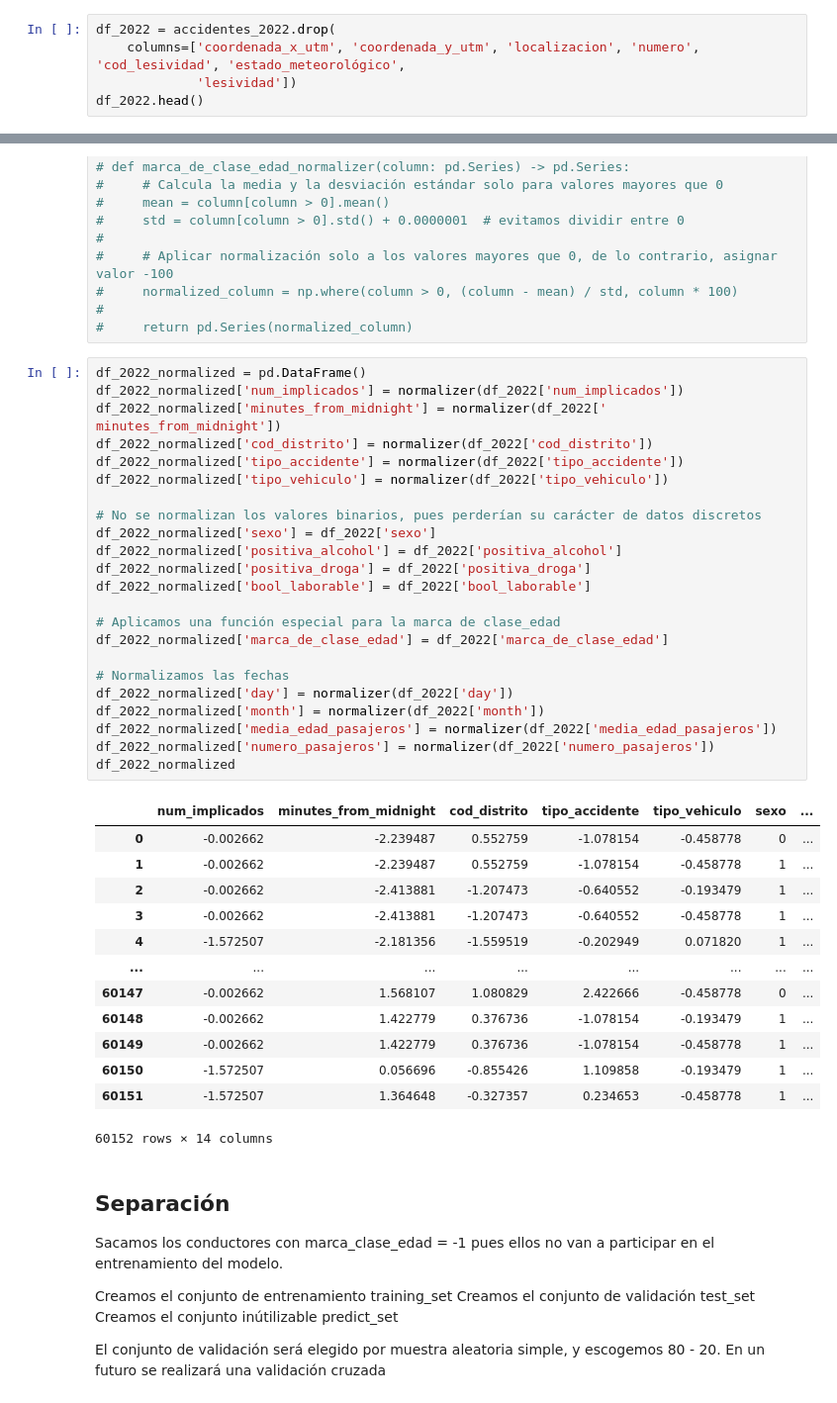
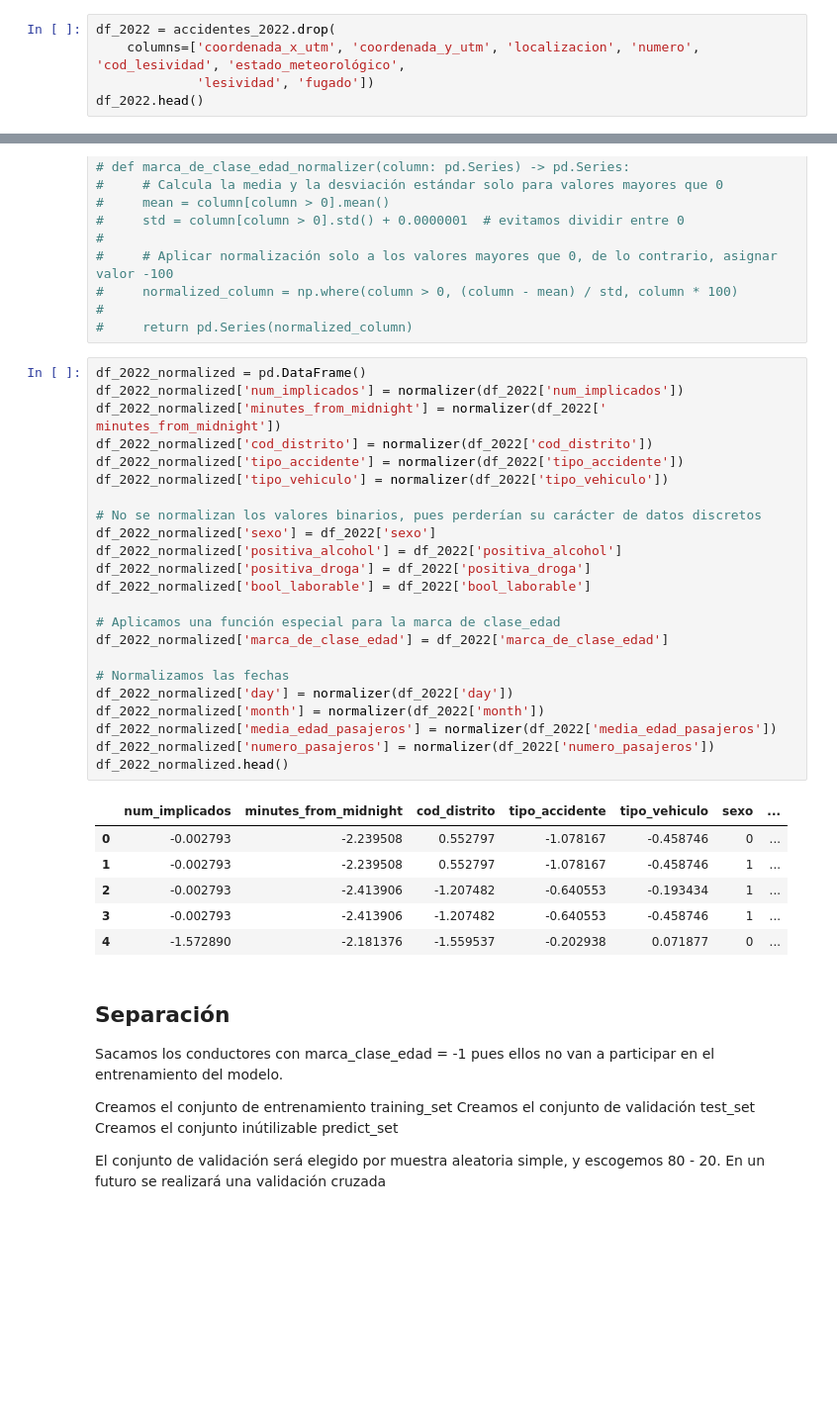
Before and after one commit to lucaramirezo/Traffic-Network-Transparency, a Jupyter notebook: L_Predicción_Edad_Conductor.ipynb, the cells around one changed output, grey strips where cells are left out. Shown at 99% size. Cells and saved outputs as stored; diff of their text form; blank space fills up the shorter version.

```diff
--- a/L_Predicción_Edad_Conductor.ipynb
+++ b/L_Predicción_Edad_Conductor.ipynb
@@ -42,7 +35,7 @@ A continuación, se extraen los campos num_expediente, fecha y hora, distrito, g
 # %%
 df_2022 = accidentes_2022.drop(
     columns=['coordenada_x_utm', 'coordenada_y_utm', 'localizacion', 'numero', 'cod_lesividad', 'estado_meteorológico',
-             'lesividad'])
+             'lesividad', 'fugado'])
 df_2022.head()
 # %% [output]
 |  | num_expediente | fecha | hora | cod_distrito | distrito | tipo_accidente | tipo_vehiculo | tipo_persona | ... |
@@ -436,40 +429,33 @@ def normalizer(column: pd.Series) -> pd.Series:
 # %%
 df_2022_normalized = pd.DataFrame()
 df_2022_normalized['num_implicados'] = normalizer(df_2022['num_implicados'])
 df_2022_normalized['minutes_from_midnight'] = normalizer(df_2022[' minutes_from_midnight'])
 df_2022_normalized['cod_distrito'] = normalizer(df_2022['cod_distrito'])
 df_2022_normalized['tipo_accidente'] = normalizer(df_2022['tipo_accidente'])
 df_2022_normalized['tipo_vehiculo'] = normalizer(df_2022['tipo_vehiculo'])
 
 # No se normalizan los valores binarios, pues perderían su carácter de datos discretos
 df_2022_normalized['sexo'] = df_2022['sexo']
 df_2022_normalized['positiva_alcohol'] = df_2022['positiva_alcohol']
 df_2022_normalized['positiva_droga'] = df_2022['positiva_droga']
 df_2022_normalized['bool_laborable'] = df_2022['bool_laborable']
 
 # Aplicamos una función especial para la marca de clase_edad
 df_2022_normalized['marca_de_clase_edad'] = df_2022['marca_de_clase_edad']
 
 # Normalizamos las fechas
 df_2022_normalized['day'] = normalizer(df_2022['day'])
 df_2022_normalized['month'] = normalizer(df_2022['month'])
 df_2022_normalized['media_edad_pasajeros'] = normalizer(df_2022['media_edad_pasajeros'])
 df_2022_normalized['numero_pasajeros'] = normalizer(df_2022['numero_pasajeros'])
-df_2022_normalized
+df_2022_normalized.head()
 # %% [output]
 |  | num_implicados | minutes_from_midnight | cod_distrito | tipo_accidente | tipo_vehiculo | sexo | ... |
-| 0 | -0.002662 | -2.239487 | 0.552759 | -1.078154 | -0.458778 | 0 | ... |
-| 1 | -0.002662 | -2.239487 | 0.552759 | -1.078154 | -0.458778 | 1 | ... |
-| 2 | -0.002662 | -2.413881 | -1.207473 | -0.640552 | -0.193479 | 1 | ... |
-| 3 | -0.002662 | -2.413881 | -1.207473 | -0.640552 | -0.458778 | 1 | ... |
-| 4 | -1.572507 | -2.181356 | -1.559519 | -0.202949 | 0.071820 | 1 | ... |
-| ... | ... | ... | ... | ... | ... | ... | ... |
-| 60147 | -0.002662 | 1.568107 | 1.080829 | 2.422666 | -0.458778 | 0 | ... |
-| 60148 | -0.002662 | 1.422779 | 0.376736 | -1.078154 | -0.193479 | 1 | ... |
-| 60149 | -0.002662 | 1.422779 | 0.376736 | -1.078154 | -0.458778 | 1 | ... |
-| 60150 | -1.572507 | 0.056696 | -0.855426 | 1.109858 | -0.193479 | 1 | ... |
-| 60151 | -1.572507 | 1.364648 | -0.327357 | 0.234653 | -0.458778 | 1 | ... |
+| 0 | -0.002793 | -2.239508 | 0.552797 | -1.078167 | -0.458746 | 0 | ... |
+| 1 | -0.002793 | -2.239508 | 0.552797 | -1.078167 | -0.458746 | 1 | ... |
+| 2 | -0.002793 | -2.413906 | -1.207482 | -0.640553 | -0.193434 | 1 | ... |
+| 3 | -0.002793 | -2.413906 | -1.207482 | -0.640553 | -0.458746 | 1 | ... |
+| 4 | -1.572890 | -2.181376 | -1.559537 | -0.202938 | 0.071877 | 0 | ... |
-60152 rows × 14 columns
 # %% [markdown]
 ## Separación
 Sacamos los conductores con marca_clase_edad = -1 pues ellos no van a participar en el entrenamiento del modelo.
```
Also changed, not shown: parts of 16 cells of this notebook.
